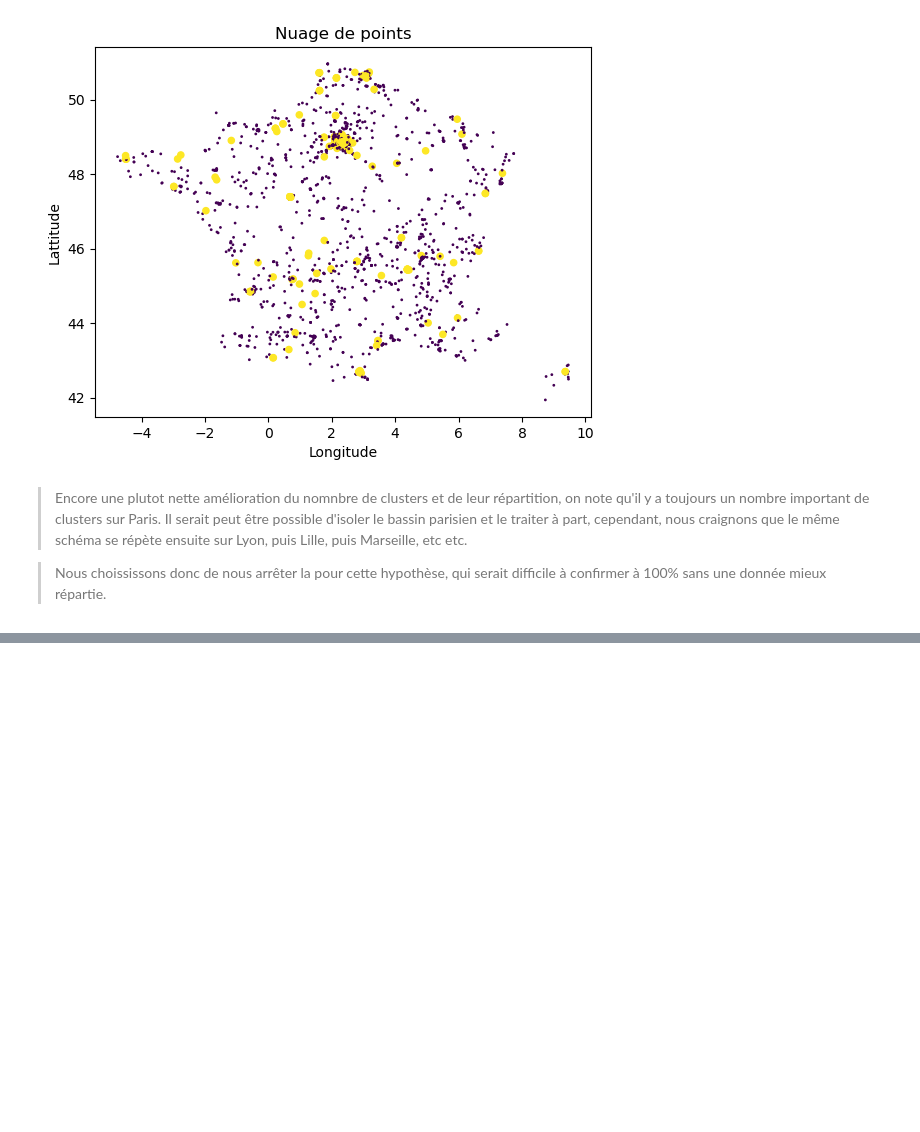
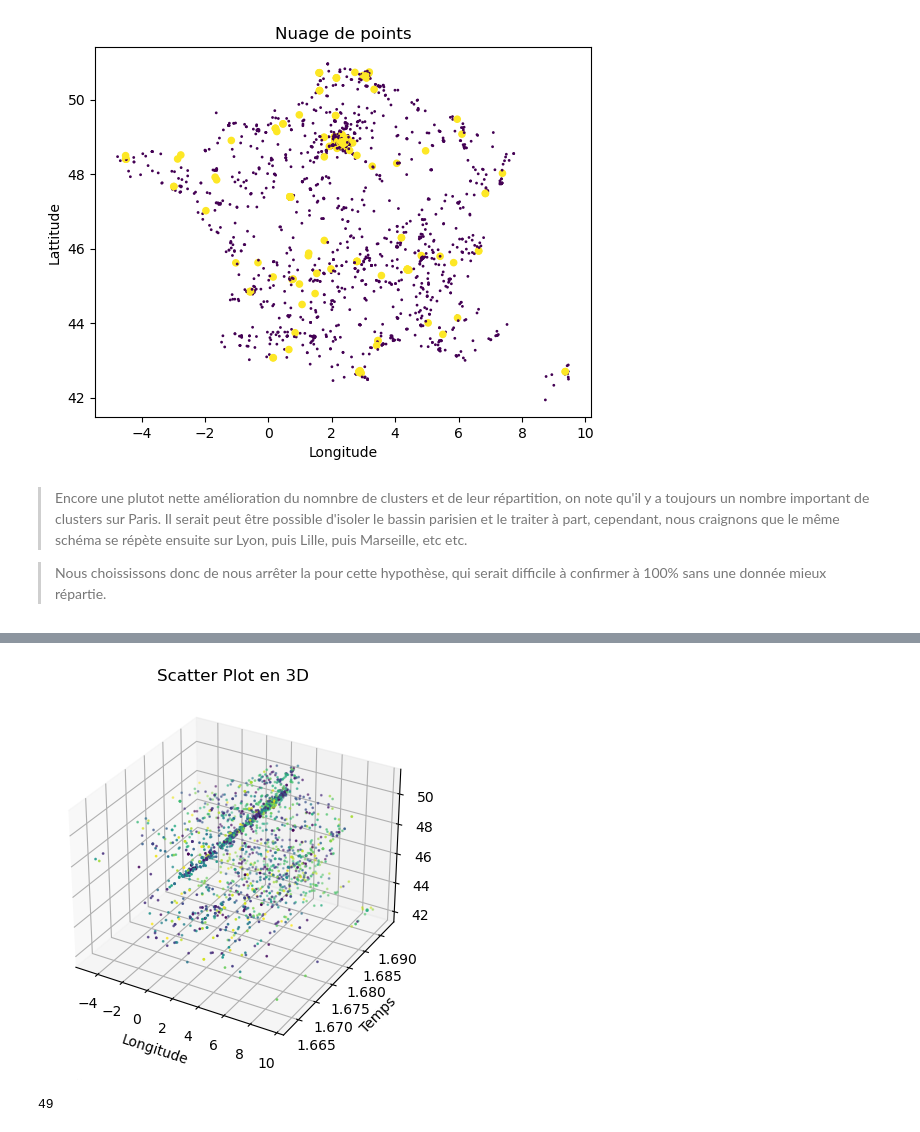
Before and after one commit to NSamper/atelier_datascience_I1, a Jupyter notebook: TD NOTE ALIMCONFIANCE/TB Notebook.ipynb, the cells around one changed output, grey strips where cells are left out. Saved outputs shown, nothing was run; the diff lists cells and outputs as text; code cells hidden in the pictures; blank space fills up the shorter version.

```diff
--- a/TD NOTE ALIMCONFIANCE/TB Notebook.ipynb
+++ b/TD NOTE ALIMCONFIANCE/TB Notebook.ipynb
@@ -390,0 +437,12 @@ plt.show()
+# %%
+k = 400
+
+kmeans = KMeans(n_clusters=k)
+
+kmeans.fit(df[['lat', 'lng', 'Date_inspection']])
+
+labels = kmeans.labels_
+
+df['Cluster'] = labels
+
+df.head()
@@ -390,0 +456,21 @@ plt.show()
+# %%
+
+fig = plt.figure()
+ax = fig.add_subplot(111, projection='3d')
+
+ax.scatter(df['lng'], df['Date_inspection'], df['lat'], c=labels, cmap='viridis', marker='o', s=1)
+
+ax.set_xlabel('Longitude')
+ax.set_ylabel('Temps')
+ax.set_zlabel('Lattitude')
+
+plt.title('Scatter Plot en 3D')
+
+plt.show()
+# %% [output]
+[figure, added]
+# %%
+clusters = df.groupby('Cluster').count()[df.groupby('Cluster').count()['lat'] > 8].index.tolist()
+len(clusters)
+# %% [output]
+49
```
Also changed, not shown: parts of 8 cells of this notebook, 1 other file.
